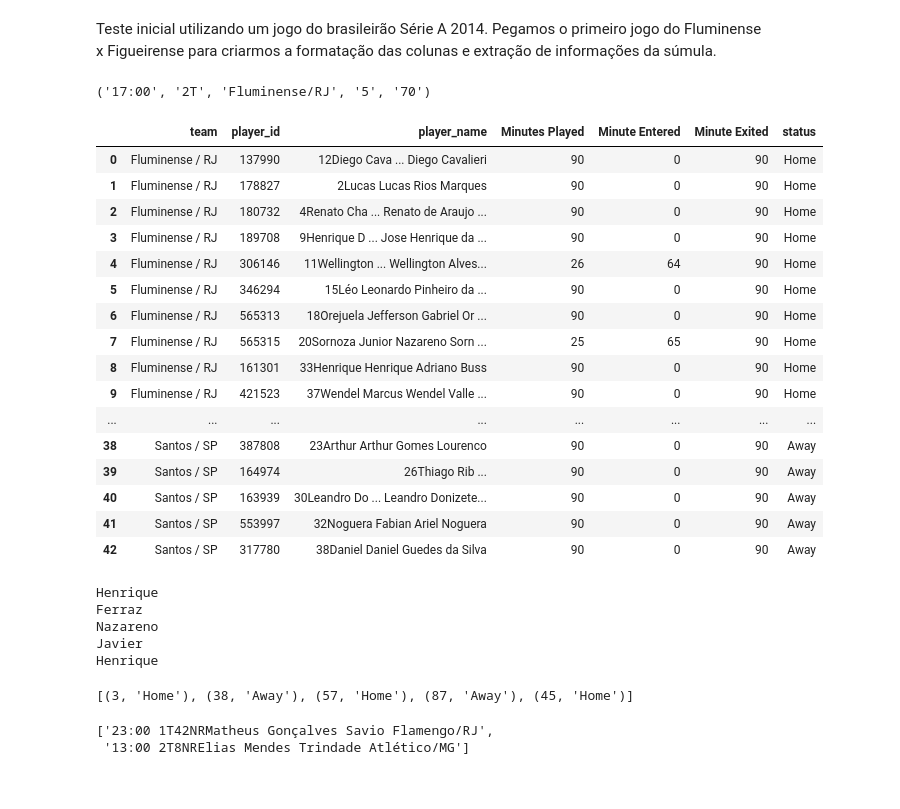
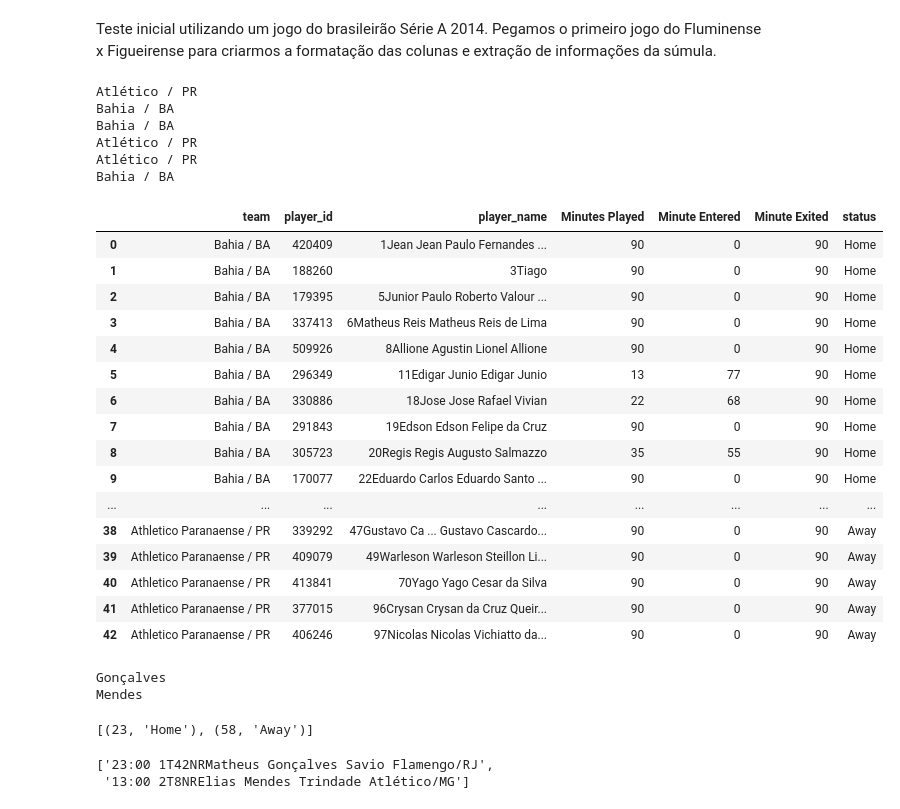
Before and after one commit to ramalhogs/Football-ranking-players, a Jupyter notebook: old_notebooks/formatacao_sumulas.ipynb, the cells around one changed output. Saved outputs shown, nothing was run; the diff lists cells and outputs as text; code cells hidden in the pictures.

```diff
--- a/old_notebooks/formatacao_sumulas.ipynb
+++ b/old_notebooks/formatacao_sumulas.ipynb
@@ -41,10 +48,10 @@ df_squad.head(9)
 # %% [markdown]
 Teste inicial utilizando um jogo do brasileirão Série A 2014. Pegamos o primeiro jogo do Fluminense x Figueirense para criarmos a formatação das colunas e extração de informações da súmula.
 # %%
-players_teams = df_transposto.iloc[0, 3]
-team_changes = df_transposto.iloc[0, 5]
+players_teams = df_transposto.iloc[7, 3]
+team_changes = df_transposto.iloc[7, 5]
 
-start_players = df_squad.iloc[0,:]
+start_players = df_squad.iloc[7,:]
 
 # Criando DataFrame dos jogadores
 new_df_players = pd.DataFrame(players_teams, columns=['player', 'team'])
@@ -69,6 +76,7 @@ def parse_team_changes(changes):
     pattern = re.compile(r'(\d{2}:\d{2}) (INT|\d+T)([\w\s]+/\w+) (\d+) - [^\d]+ (\d+) - [^\d]+')
     parsed_data = []
     for change in changes:
+
         match = pattern.search(change)
         if match:
             time, half, team, player_out_number, player_in_number = match.groups()
@@ -78,65 +86,78 @@ def parse_team_changes(changes):
 
 
 parsed_changes = parse_team_changes(team_changes)
-print(parsed_changes[0])
+#print(parsed_changes[0])
 
 
 new_df_players['Minutes Played'] = 90
 new_df_players['Minute Entered'] = 0  # Todos os jogadores começam com entrada no minuto 0
 new_df_players['Minute Exited'] = 90  # Todos os jogadores começam com saída no minuto 90
+
+def verifica_substring(substring, string):
+    partes = substring.split()
+    return all(parte in string for parte in partes)
+
+
+def trata
 
 for time, half, team, player_out_number, player_in_number in parsed_changes:
     minute = int(time.split(':')[0])
     team = team.replace('/', ' / ')  # Formatando o nome do time corretamente
 
     if '2T' in half:
         minute_entered = 45 + minute
         minute_exited = 45 + minute
     else:
         minute_entered = minute
         minute_exited = minute
 
+    print(team)
     # Atualizar o jogador que entrou
     mask_in = (new_df_players['player_name'].apply(lambda x: re.match(r'^' + player_in_number + r'\D', x) is not None) &
-               (new_df_players['team'] == team))
+               new_df_players['team'].apply(lambda x: verifica_substring(team, x)))
     new_df_players.loc[mask_in, 'Minute Entered'] = minute_entered
     new_df_players.loc[mask_in, 'Minute Exited'] = 90  # O jogador que entra fica até o final do jogo
 
     # Atualizar o jogador que saiu
     mask_out = (new_df_players['player_name'].apply(lambda x: re.match(r'^' + player_out_number + r'\D', x) is not None) &
-                (new_df_players['team'] == team))
+                new_df_players['team'].apply(lambda x: verifica_substring(team, x)))
     new_df_players.loc[mask_out, 'Minute Exited'] = minute_exited
 
-# Recalcular os minutos jogados com base nos minutos de entrada e saída
 new_df_players['Minutes Played'] = new_df_players['Minute Exited'] - new_df_players['Minute Entered']
 
+
 #setando Home ou Away
-home_team = df_transposto.iloc[0, 0]
+home_team = df_transposto.iloc[7, 0]
 new_df_players
 new_df_players['status'] = np.where(new_df_players['team'] == home_team, 'Home', 'Away')
 
 new_df_players = new_df_players.drop(columns='player')
 # Visualizando o novo DataFrame
 new_df_players
 # %% [output]
-('17:00', '2T', 'Fluminense/RJ', '5', '70')
+Atlético / PR
+Bahia / BA
+Bahia / BA
+Atlético / PR
+Atlético / PR
+Bahia / BA
 |  | team | player_id | player_name | Minutes Played | Minute Entered | Minute Exited | status |
-| 0 | Fluminense / RJ | 137990 | 12Diego Cava ... Diego Cavalieri | 90 | 0 | 90 | Home |
-| 1 | Fluminense / RJ | 178827 | 2Lucas Lucas Rios Marques | 90 | 0 | 90 | Home |
-| 2 | Fluminense / RJ | 180732 | 4Renato Cha ... Renato de Araujo ... | 90 | 0 | 90 | Home |
-| 3 | Fluminense / RJ | 189708 | 9Henrique D ... Jose Henrique da ... | 90 | 0 | 90 | Home |
-| 4 | Fluminense / RJ | 306146 | 11Wellington ... Wellington Alves... | 26 | 64 | 90 | Home |
-| 5 | Fluminense / RJ | 346294 | 15Léo Leonardo Pinheiro da ... | 90 | 0 | 90 | Home |
-| 6 | Fluminense / RJ | 565313 | 18Orejuela Jefferson Gabriel Or ... | 90 | 0 | 90 | Home |
-| 7 | Fluminense / RJ | 565315 | 20Sornoza Junior Nazareno Sorn ... | 25 | 65 | 90 | Home |
-| 8 | Fluminense / RJ | 161301 | 33Henrique Henrique Adriano Buss | 90 | 0 | 90 | Home |
-| 9 | Fluminense / RJ | 421523 | 37Wendel Marcus Wendel Valle ... | 90 | 0 | 90 | Home |
+| 0 | Bahia / BA | 420409 | 1Jean Jean Paulo Fernandes ... | 90 | 0 | 90 | Home |
+| 1 | Bahia / BA | 188260 | 3Tiago | 90 | 0 | 90 | Home |
+| 2 | Bahia / BA | 179395 | 5Junior Paulo Roberto Valour ... | 90 | 0 | 90 | Home |
+| 3 | Bahia / BA | 337413 | 6Matheus Reis Matheus Reis de Lima | 90 | 0 | 90 | Home |
+| 4 | Bahia / BA | 509926 | 8Allione Agustin Lionel Allione | 90 | 0 | 90 | Home |
+| 5 | Bahia / BA | 296349 | 11Edigar Junio Edigar Junio | 13 | 77 | 90 | Home |
+| 6 | Bahia / BA | 330886 | 18Jose Jose Rafael Vivian | 22 | 68 | 90 | Home |
+| 7 | Bahia / BA | 291843 | 19Edson Edson Felipe da Cruz | 90 | 0 | 90 | Home |
+| 8 | Bahia / BA | 305723 | 20Regis Regis Augusto Salmazzo | 35 | 55 | 90 | Home |
+| 9 | Bahia / BA | 170077 | 22Eduardo Carlos Eduardo Santo ... | 90 | 0 | 90 | Home |
 | ... | ... | ... | ... | ... | ... | ... | ... |
-| 38 | Santos / SP | 387808 | 23Arthur Arthur Gomes Lourenco | 90 | 0 | 90 | Away |
-| 39 | Santos / SP | 164974 | 26Thiago Rib ... | 90 | 0 | 90 | Away |
-| 40 | Santos / SP | 163939 | 30Leandro Do ... Leandro Donizete... | 90 | 0 | 90 | Away |
-| 41 | Santos / SP | 553997 | 32Noguera Fabian Ariel Noguera | 90 | 0 | 90 | Away |
-| 42 | Santos / SP | 317780 | 38Daniel Daniel Guedes da Silva | 90 | 0 | 90 | Away |
+| 38 | Athletico Paranaense / PR | 339292 | 47Gustavo Ca ... Gustavo Cascardo... | 90 | 0 | 90 | Away |
+| 39 | Athletico Paranaense / PR | 409079 | 49Warleson Warleson Steillon Li... | 90 | 0 | 90 | Away |
+| 40 | Athletico Paranaense / PR | 413841 | 70Yago Yago Cesar da Silva | 90 | 0 | 90 | Away |
+| 41 | Athletico Paranaense / PR | 377015 | 96Crysan Crysan da Cruz Queir... | 90 | 0 | 90 | Away |
+| 42 | Athletico Paranaense / PR | 406246 | 97Nicolas Nicolas Vichiatto da... | 90 | 0 | 90 | Away |
 # %%
 
 def parse_goals(goals, home_team):
@@ -160,8 +181,8 @@ def parse_goals(goals, home_team):
             print(match.group(5))
             player_name = match.group(5).strip()
 
-            time_casa = df_transposto.iloc[0, 0]
-            time_visitante = df_transposto.iloc[0, 1]
+            time_casa = df_transposto.iloc[1, 0]
+            time_visitante = df_transposto.iloc[1, 1]
 
             time_casa = time_casa.replace(' / ', '/')
             time_visitante = time_visitante.replace(' / ', '/')
@@ -191,17 +212,14 @@ def parse_goals(goals, home_team):
             parsed_goals.append((minute, team_status))
     return parsed_goals
 
-home_team = df_transposto.iloc[0, 0]
-parsed_goals = parse_goals(df_transposto.iloc[0,4], home_team)
+home_team = df_transposto.iloc[1, 0]
+parsed_goals = parse_goals(df_transposto.iloc[1,4], home_team)
 
 parsed_goals
 # %% [output]
-Henrique
-Ferraz
-Nazareno
-Javier
-Henrique
+Gonçalves
+Mendes
-[(3, 'Home'), (38, 'Away'), (57, 'Home'), (87, 'Away'), (45, 'Home')]
+[(23, 'Home'), (58, 'Away')]
 # %%
 df_transposto.iloc[1,4]
 # %% [output]
```
Also changed, not shown: parts of 3 cells of this notebook, 3 other files.
